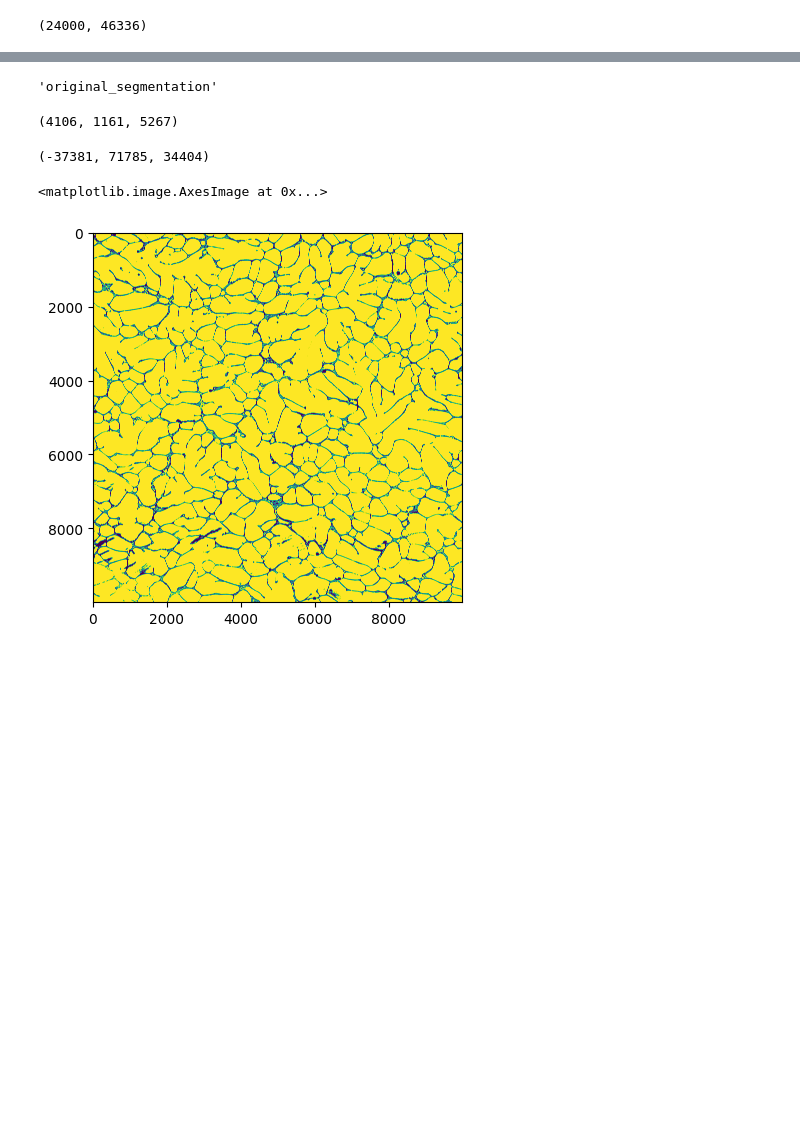
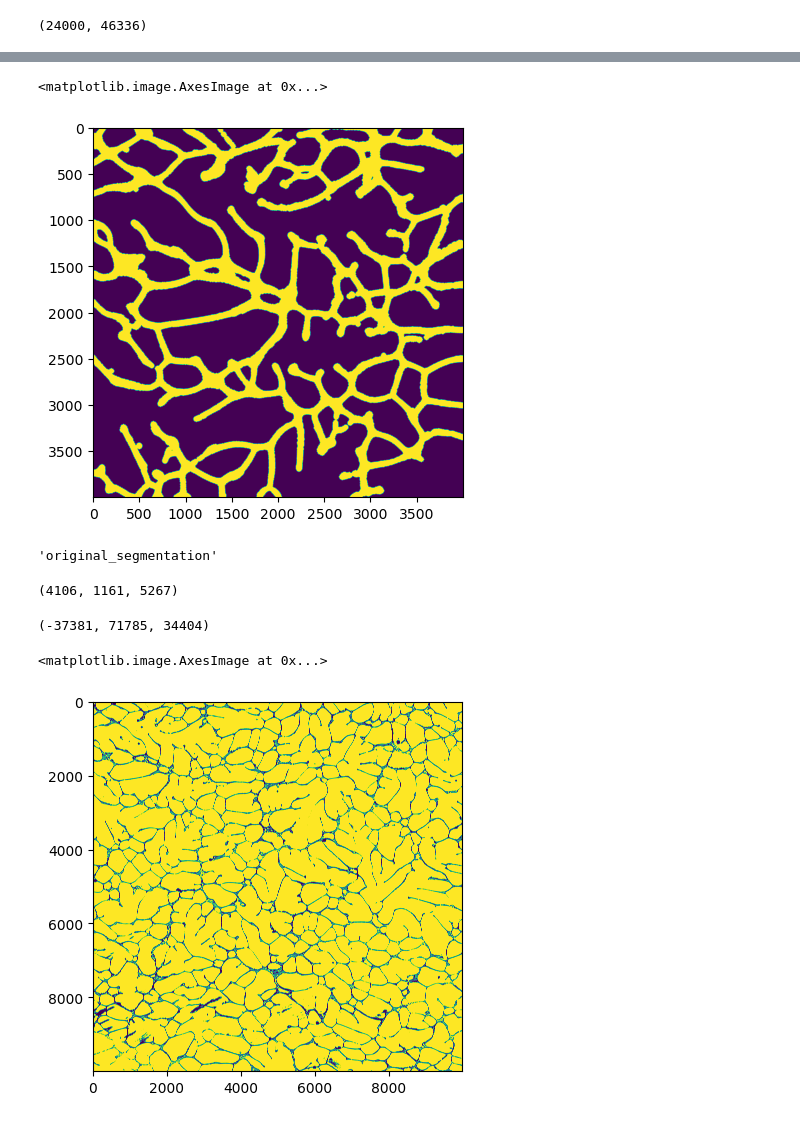
Before and after one commit to potsci/random_projects, a Jupyter notebook: euler_number.ipynb, the cells around one changed output, grey strips where cells are left out. Cells and saved outputs as stored; diff of their text form; code cells hidden in the pictures; blank space fills up the shorter version.

```diff
--- a/euler_number.ipynb
+++ b/euler_number.ipynb
@@ -7,7 +80,7 @@ from pathlib import *
 from PIL import Image
 Image.MAX_IMAGE_PIXELS = 10000000000
 # %%
-fp=Path('/home/mz071159/width_struts/results/stichings')
+fp=Path('/home/mz071159/width_struts/results/stichings/dendrites')
 png_list=list(fp.glob('**/*.png'))
 png_list
 # %% [output]
@@ -57,4 +130,4 @@ I.shape
 # %% [output]
 (24000, 46336)
 # %%
-I_bin=I[:,:]>=125
+I_bin=I[:,:]<=125
@@ -60,0 +155,7 @@ I_bin=I[:,:]>=125
+# %%
+obj_removed=morphology.remove_small_objects(I_bin[:4000,:4000],min_size=40000,connectivity=2)
+# %%
+plt.imshow(obj_removed)
+# %% [output]
+<matplotlib.image.AxesImage at 0x...>
+[figure, added]
```
Also changed, not shown: parts of 21 cells of this notebook, 14 other files.
